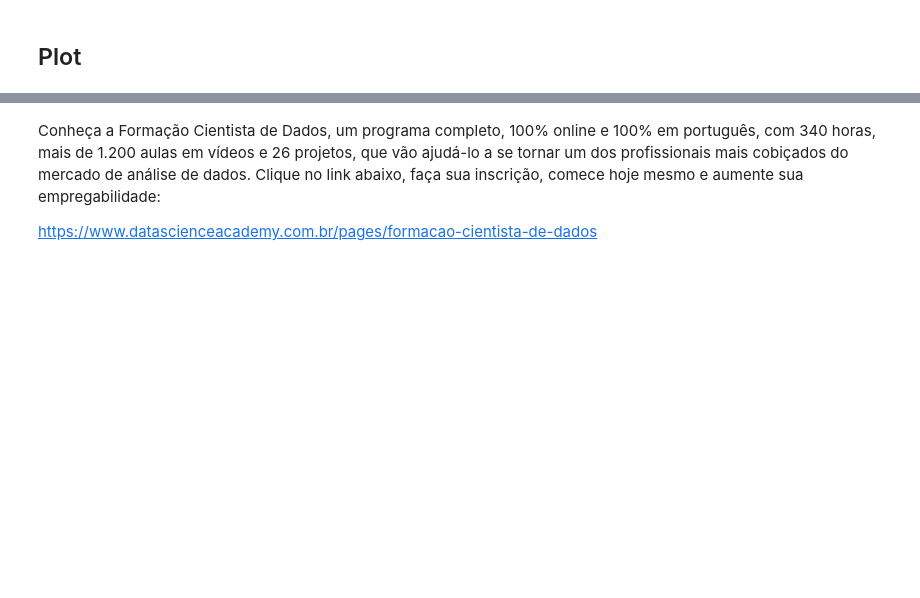
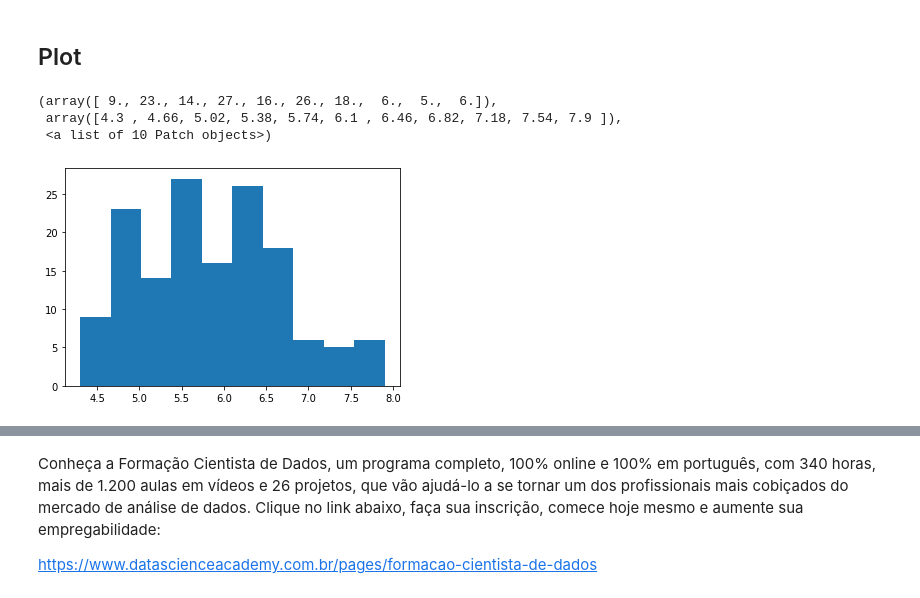
Before and after one commit to tcoliveira/Python_Cap09, a Jupyter notebook: Notebooks/DSA-Python-Cap09-Exercicio.ipynb, the cells around one changed output, grey strips where cells are left out. Saved outputs shown, nothing was run; the diff lists cells and outputs as text; code cells hidden in the pictures; blank space fills up the shorter version.

```diff
--- a/Notebooks/DSA-Python-Cap09-Exercicio.ipynb
+++ b/Notebooks/DSA-Python-Cap09-Exercicio.ipynb
@@ -120,5 +96,0 @@ array([0, 0, 0, 0, 0, 0, 0, 0, 0, 0, 0, 0, 0, 0, 0, 0, 0, 0, 0, 0, 0, 0,
-# %%
-df['Size'] = iris.target
-df
-
-iris
@@ -146,2 +111,6 @@ iris
 # %%
 # Adicione ao dataset uma nova coluna com os nomes das espécies, pois é isso que vamos tentar prever (variável target)
+
+
+df['species'] = pd.Categorical.from_codes(iris.target, iris.target_names)
+df.head()
@@ -148,2 +124,4 @@ iris
 # %%
 # Inclua no dataset uma coluna com os valores numéricos da variável target
+df['target'] = iris.target
+df
@@ -164,2 +211,4 @@ iris
 # %%
 # Faça uma contagem de valores de sepal length
+spl = df['sepal length (cm)']
+spl.value_counts()
@@ -167,6 +234,12 @@ iris
 ## Plot
 # %%
 # Crie um Histograma de sepal length
+plt.hist(spl)
+# %% [output]
+(array([ 9., 23., 14., 27., 16., 26., 18.,  6.,  5.,  6.]),
+ array([4.3 , 4.66, 5.02, 5.38, 5.74, 6.1 , 6.46, 6.82, 7.18, 7.54, 7.9 ]),
+ <a list of 10 Patch objects>)
+[figure, added]
 # %%
 # Crie um Gráficos de Dispersão (scatter Plot) da variável sepal length versus número da linha,
 # colorido por marcadores da variável target
```
Also changed, not shown: parts of 17 cells of this notebook.
